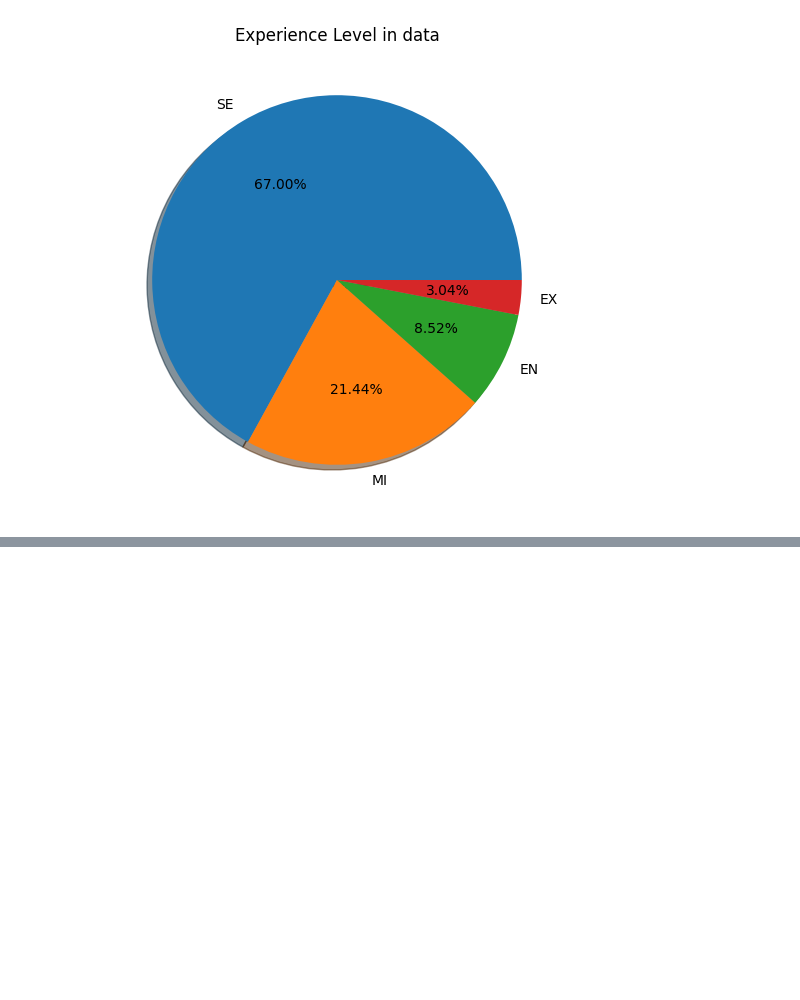
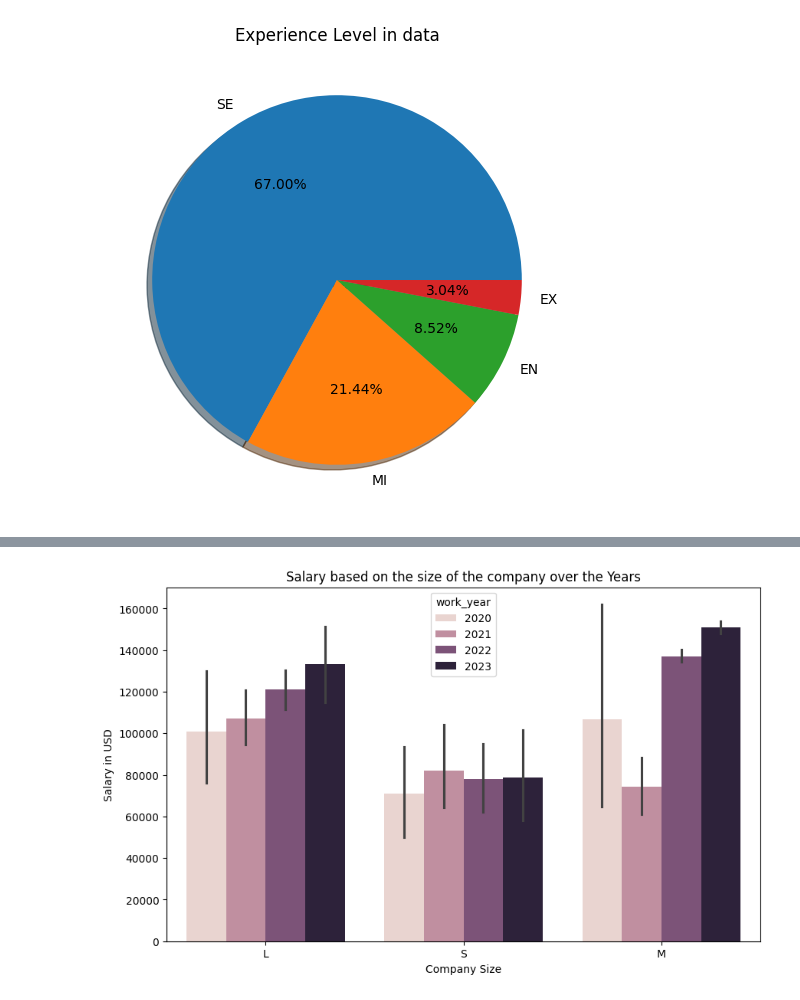
Before and after one commit to Alibubere/data_science_salary, a Jupyter notebook: data_science_salaries.ipynb, the cells around one changed output, grey strips where cells are left out. Saved outputs shown, nothing was run; the diff lists cells and outputs as text; code cells hidden in the pictures; blank space fills up the shorter version.

```diff
--- a/data_science_salaries.ipynb
+++ b/data_science_salaries.ipynb
@@ -140,0 +145,9 @@ plt.show()
+# %%
+plt.figure(figsize=(10,6))
+sns.barplot(x=data['company_size'],y=data['salary_in_usd'],hue=data['work_year'])
+plt.title("Salary based on the size of the company over the Years")
+plt.xlabel("Company Size")
+plt.ylabel("Salary in USD")
+plt.show()
+# %% [output]
+[figure, added]
```
Also changed, not shown: parts of 3 cells of this notebook.
